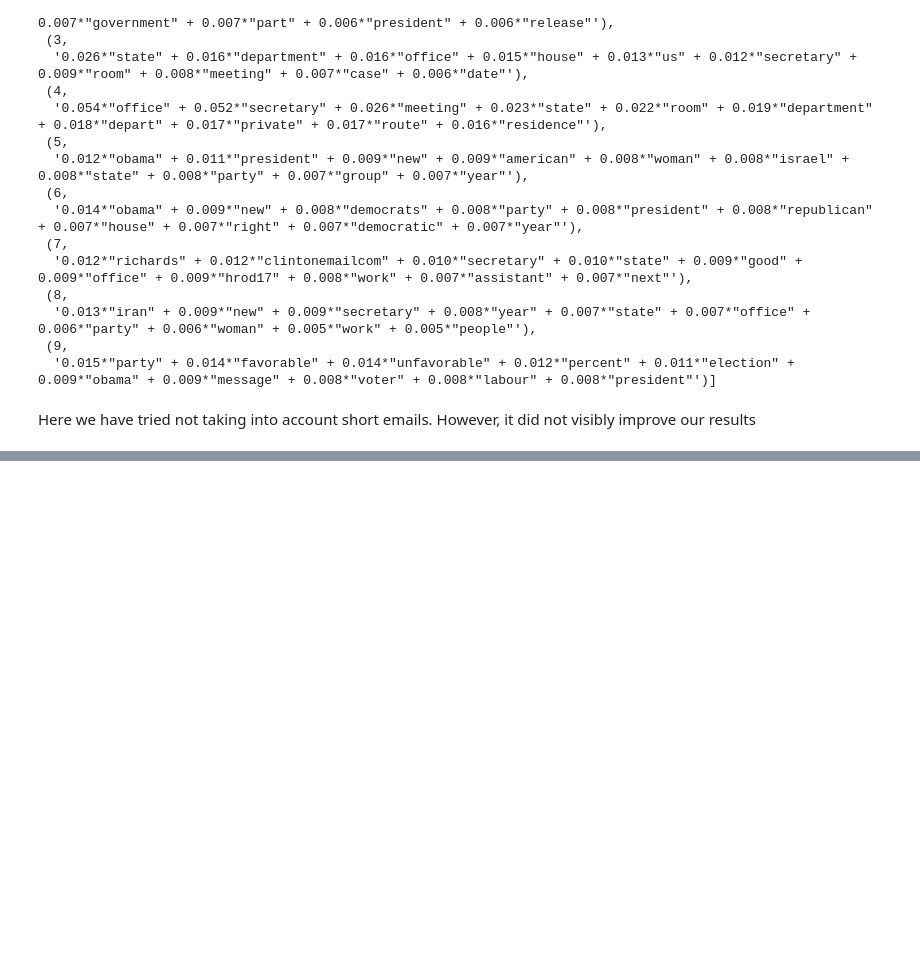
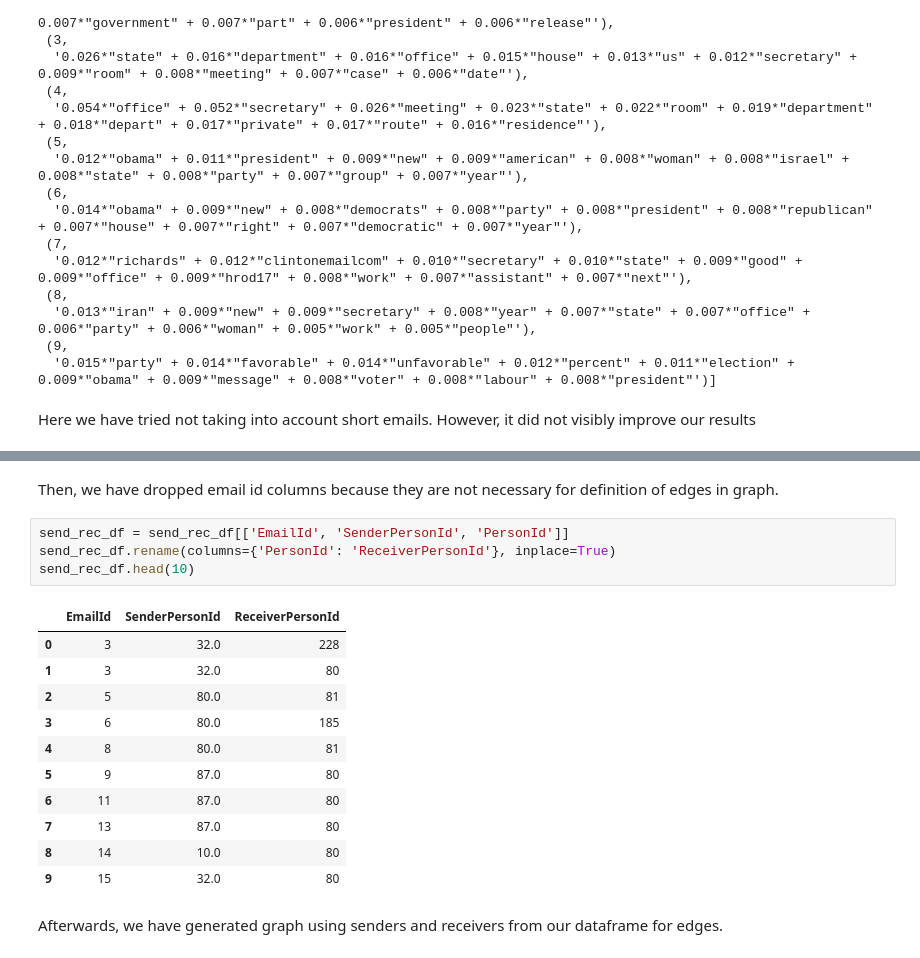
Before and after one commit to korcek-juraj/Homework, a Jupyter notebook: 05 - Taming Text/Taming Text.ipynb, the cells around one changed output, grey strips where cells are left out. Cells and saved outputs as stored; diff of their text form; blank space fills up the shorter version.

```diff
--- a/05 - Taming Text/Taming Text.ipynb
+++ b/05 - Taming Text/Taming Text.ipynb
@@ -1149,0 +1222,20 @@ Here we have tried not taking into account short emails. However, it did not vis
+# %% [markdown]
+Then, we have dropped email id columns because they are not necessary for definition of edges in graph.
+# %%
+send_rec_df = send_rec_df[['EmailId', 'SenderPersonId', 'PersonId']]
+send_rec_df.rename(columns={'PersonId': 'ReceiverPersonId'}, inplace=True)
+send_rec_df.head(10)
+# %% [output]
+|  | EmailId | SenderPersonId | ReceiverPersonId |
+| 0 | 3 | 32.0 | 228 |
+| 1 | 3 | 32.0 | 80 |
+| 2 | 5 | 80.0 | 81 |
+| 3 | 6 | 80.0 | 185 |
+| 4 | 8 | 80.0 | 81 |
+| 5 | 9 | 87.0 | 80 |
+| 6 | 11 | 87.0 | 80 |
+| 7 | 13 | 87.0 | 80 |
+| 8 | 14 | 10.0 | 80 |
+| 9 | 15 | 32.0 | 80 |
+# %% [markdown]
+Afterwards, we have generated graph using senders and receivers from our dataframe for edges.
```
Also changed, not shown: parts of 25 cells of this notebook.
